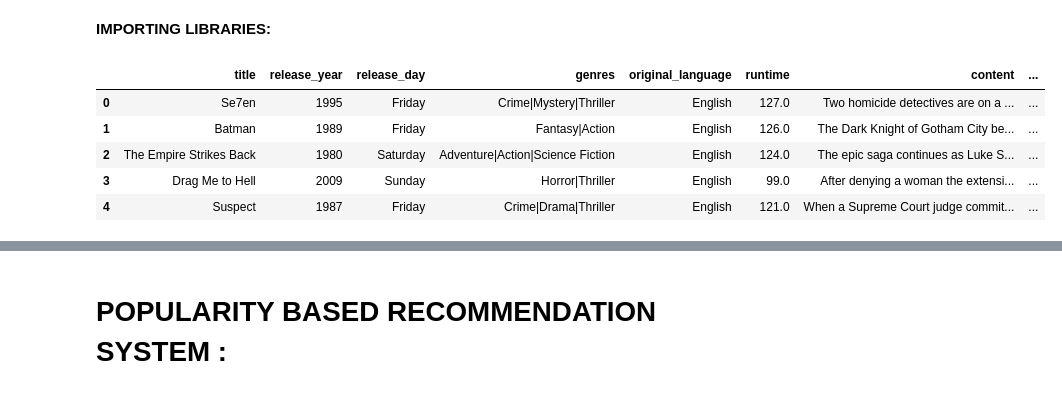
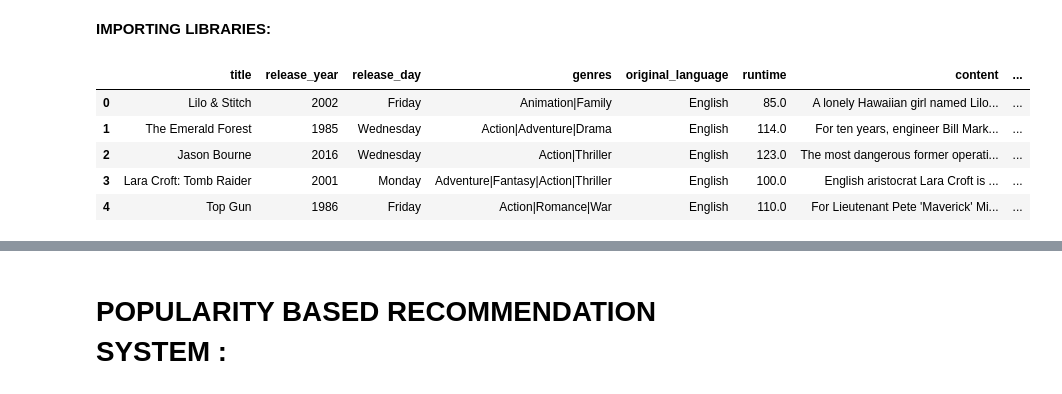
Before and after one commit to disha2sinha/Movie-Recommendation-System, a Jupyter notebook: Popularity_Based_Recommendation_System.ipynb, the cells around one changed output, grey strips where cells are left out. Drawn from its saved outputs; the diff is of its cells as text; code cells hidden in the pictures.

```diff
--- a/Popularity_Based_Recommendation_System.ipynb
+++ b/Popularity_Based_Recommendation_System.ipynb
@@ -21,15 +21,15 @@ gauth.credentials = GoogleCredentials.get_application_default()
 drive = GoogleDrive(gauth)
 #https://drive.google.com/file/d/1HcaON_5Qz-bfqlRyDgVWfdS4bD0hQ0Z3/view?usp=sharing
 # %%
-id='1HcaON_5Qz-bfqlRyDgVWfdS4bD0hQ0Z3'
+id='17YchkBH43sA_JyKYju74syUjcUnBQuJO'
 downloaded = drive.CreateFile({'id':id})
 downloaded.GetContentFile('MoviesData.csv')
 movies_data = pd.read_csv('MoviesData.csv',engine='python',index_col=0)
 movies_data.head()
 # %% [output]
 |  | title | release_year | release_day | genres | original_language | runtime | content | ... |
-| 0 | Se7en | 1995 | Friday | Crime|Mystery|Thriller | English | 127.0 | Two homicide detectives are on a ... | ... |
-| 1 | Batman | 1989 | Friday | Fantasy|Action | English | 126.0 | The Dark Knight of Gotham City be... | ... |
-| 2 | The Empire Strikes Back | 1980 | Saturday | Adventure|Action|Science Fiction | English | 124.0 | The epic saga continues as Luke S... | ... |
-| 3 | Drag Me to Hell | 2009 | Sunday | Horror|Thriller | English | 99.0 | After denying a woman the extensi... | ... |
-| 4 | Suspect | 1987 | Friday | Crime|Drama|Thriller | English | 121.0 | When a Supreme Court judge commit... | ... |
+| 0 | Lilo & Stitch | 2002 | Friday | Animation|Family | English | 85.0 | A lonely Hawaiian girl named Lilo... | ... |
+| 1 | The Emerald Forest | 1985 | Wednesday | Action|Adventure|Drama | English | 114.0 | For ten years, engineer Bill Mark... | ... |
+| 2 | Jason Bourne | 2016 | Wednesday | Action|Thriller | English | 123.0 | The most dangerous former operati... | ... |
+| 3 | Lara Croft: Tomb Raider | 2001 | Monday | Adventure|Fantasy|Action|Thriller | English | 100.0 | English aristocrat Lara Croft is ... | ... |
+| 4 | Top Gun | 1986 | Friday | Action|Romance|War | English | 110.0 | For Lieutenant Pete 'Maverick' Mi... | ... |
```
Also changed, not shown: parts of 11 cells of this notebook.
